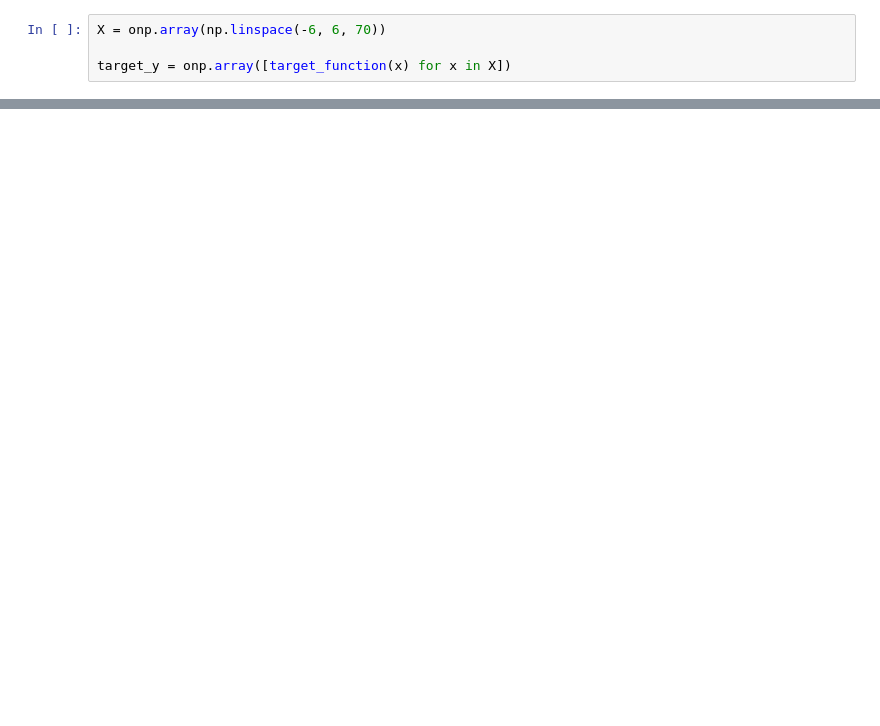
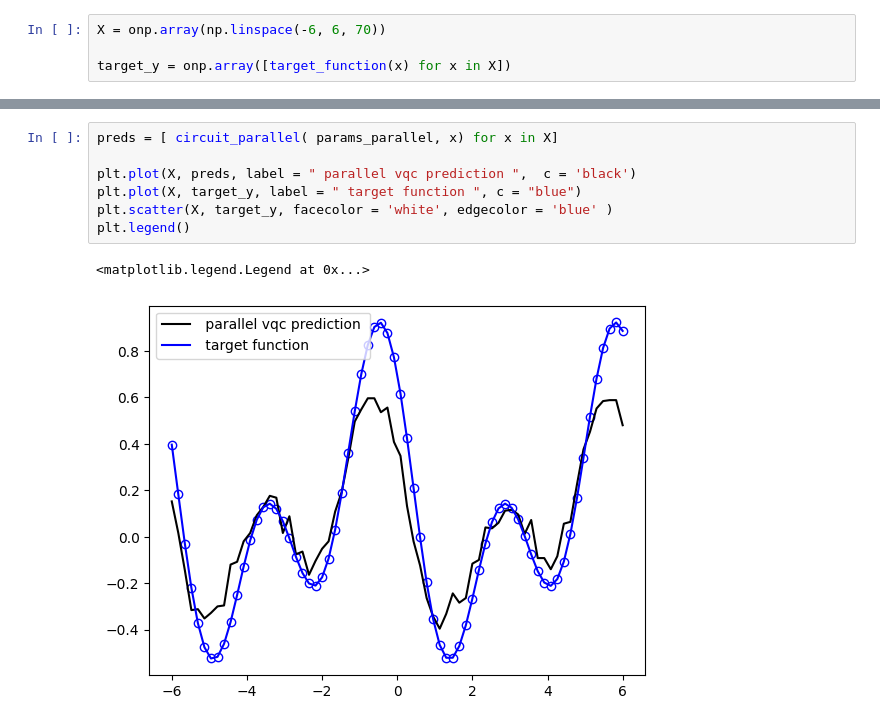
Before and after one commit to tripathydevjyoti/Quantum-Machine-Learning-, a Jupyter notebook: 2 qubit circuits/2 qubit parallel noisy.ipynb, the cells around one changed output, grey strips where cells are left out. Cells and saved outputs as stored; diff of their text form; blank space fills up the shorter version.

```diff
--- a/2 qubit circuits/2 qubit parallel noisy.ipynb
+++ b/2 qubit circuits/2 qubit parallel noisy.ipynb
@@ -111,0 +169,10 @@ IBMInputValueError: 'The instruction rzz is supported only for angles in the ran
+# %%
+preds = [ circuit_parallel( params_parallel, x) for x in X]
+
+plt.plot(X, preds, label = " parallel vqc prediction ",  c = 'black')
+plt.plot(X, target_y, label = " target function ", c = "blue")
+plt.scatter(X, target_y, facecolor = 'white', edgecolor = 'blue' )
+plt.legend()
+# %% [output]
+<matplotlib.legend.Legend at 0x...>
+[figure, added]
```
Also changed, not shown: parts of 14 cells of this notebook, 6 other files.
